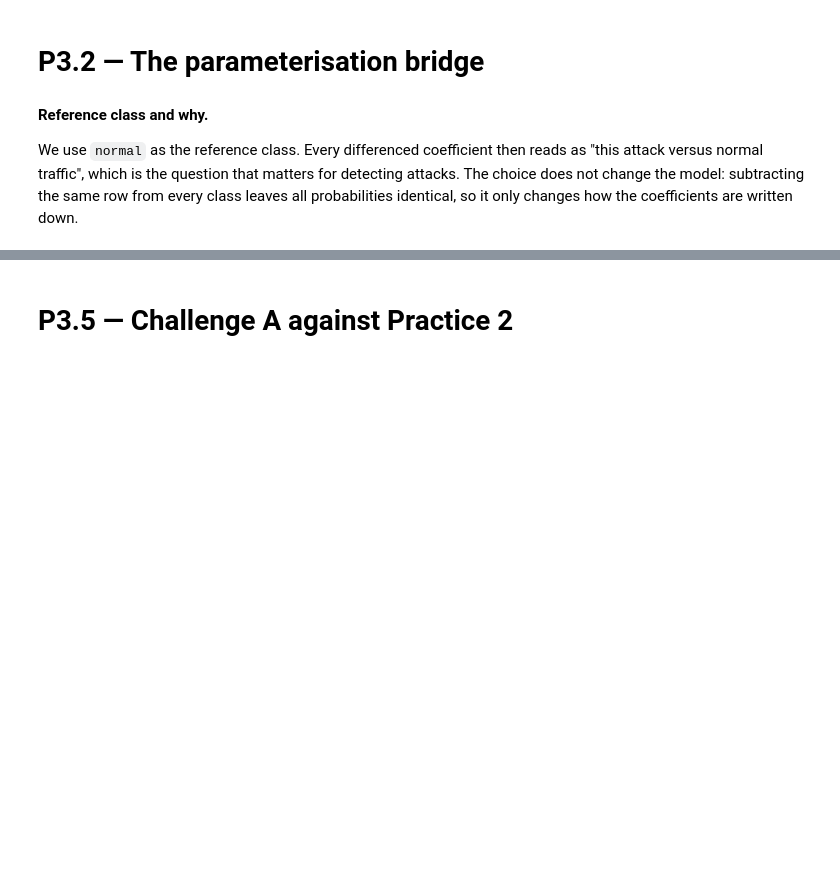
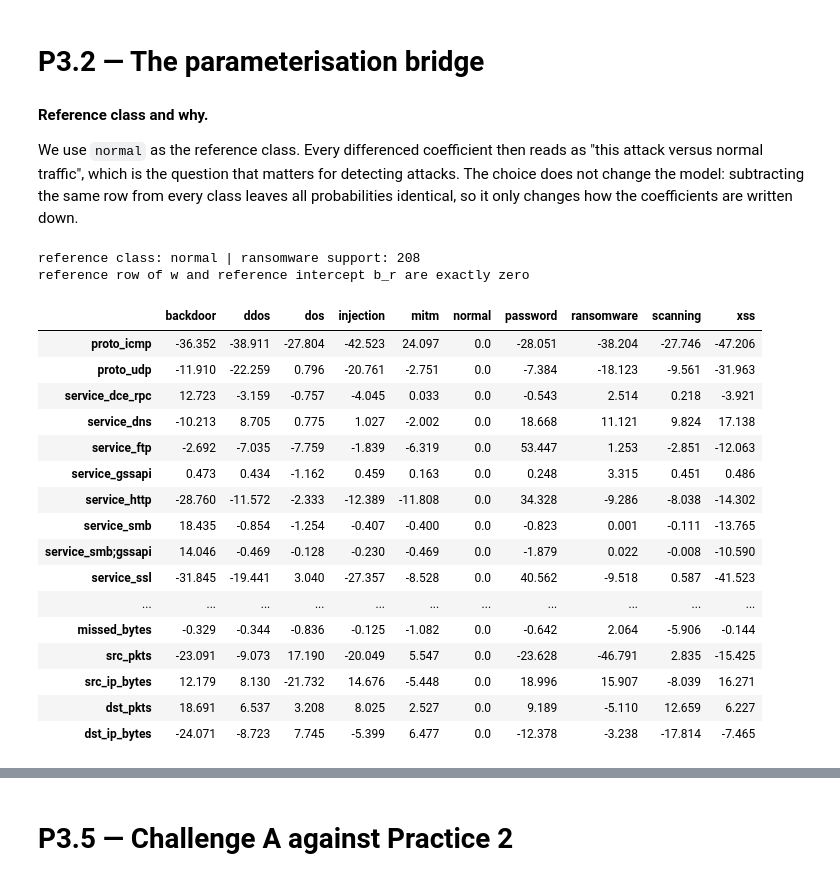
Before and after one commit to lxmfran/Practice_ML, a Jupyter notebook: notebooks/borradores/R2_p3_cyber.ipynb, the cells around one changed output, grey strips where cells are left out. Saved outputs shown, nothing was run; the diff lists cells and outputs as text; code cells hidden in the pictures; blank space fills up the shorter version.

```diff
--- a/notebooks/borradores/R2_p3_cyber.ipynb
+++ b/notebooks/borradores/R2_p3_cyber.ipynb
@@ -39,7 +41,7 @@ from sklearn.pipeline import Pipeline
 from sklearn.preprocessing import FunctionTransformer, OneHotEncoder, StandardScaler
 
 # Folder where the cyber data live
-DATA_DIR = "../datos/cyber/"
+DATA_DIR = "../../datos/cyber/"
 
 # Development table: one row per network connection
 dev = pd.read_csv(DATA_DIR + "cyber_development.csv")
@@ -89,22 +91,3 @@ def make_preprocessor():
         ("nominal", nominal_steps, NOMINAL),
         ("numeric", numeric_steps, NUMERIC),
     ], sparse_threshold=0)
-
-# Canonical folds file: says which fold each row belongs to
-canonical = pd.read_csv(DATA_DIR + "cyber_folds.csv")
-
-# Safety check: the folds file must be in the same row order as the development table
-assert (canonical["row_id"] == dev["row_id"]).all()
-
-# Fold number of each row, as a NumPy array
-fold_id = canonical["fold_id"].to_numpy()
-
-# Build the list of (train_idx, val_idx) pairs, one pair per fold
-folds = []
-for f in range(5):
-    # Training rows: all rows that are NOT in the fold f
-    train_idx = np.where(fold_id != f)[0]
-    # Validation rows: the rows that ARE in fold f
-    val_idx = np.where(fold_id == f)[0]
-    # Store the pair
-    folds.append((train_idx, val_idx))
@@ -330,34 +429,59 @@ for code in CLASS_NAMES:
 REFERENCE_NAME = CLASS_NAMES[REFERENCE_CLASS]
 
 # Number of ransomware rows
 RANSOMWARE_SUPPORT = (y_true == RANSOMWARE).sum()
 print("reference class:", REFERENCE_NAME, "| ransomware support:", RANSOMWARE_SUPPORT)
 
 # Stored parameterisation: one row of coefficients per class
 beta = final_lr.coef_
 # Stored intercepts: one per class
 alpha = final_lr.intercept_
 
 # Position of the reference class inside the rows of coef_
 r_pos = list(final_lr.classes_).index(REFERENCE_CLASS)
 
 # Reference-class parameterisation: subtract the reference row from every row
 w = beta - beta[r_pos]
 # Same for the intercepts
 b = alpha - alpha[r_pos]
 
 # Stop the notebook if the reference row is not all zeros
 assert np.all(w[r_pos] == 0)
 # Stop the notebook if the reference intercept is not zero
 assert b[r_pos] == 0
 print("reference row of w and reference intercept b_r are exactly zero")
 
 # Column names produced by the preprocessor
-names = final_model.named_steps["prep"].get_feature_names_out()
+long_names = final_model.named_steps["prep"].get_feature_names_out()
+
+# Keep only the part after "__"
+names = []
+for name in long_names:
+    names.append(name.split("__")[-1])
 
 # Table of differenced coefficients: rows = predictors, columns = classes
 coef_diff = pd.DataFrame(w.T, index = names, columns = class_names)
 display(coef_diff.round(3))
+# %% [output]
+reference class: normal | ransomware support: 208
+reference row of w and reference intercept b_r are exactly zero
+|  | backdoor | ddos | dos | injection | mitm | normal | password | ransomware | scanning | xss |
+| proto_icmp | -36.352 | -38.911 | -27.804 | -42.523 | 24.097 | 0.0 | -28.051 | -38.204 | -27.746 | -47.206 |
+| proto_udp | -11.910 | -22.259 | 0.796 | -20.761 | -2.751 | 0.0 | -7.384 | -18.123 | -9.561 | -31.963 |
+| service_dce_rpc | 12.723 | -3.159 | -0.757 | -4.045 | 0.033 | 0.0 | -0.543 | 2.514 | 0.218 | -3.921 |
+| service_dns | -10.213 | 8.705 | 0.775 | 1.027 | -2.002 | 0.0 | 18.668 | 11.121 | 9.824 | 17.138 |
+| service_ftp | -2.692 | -7.035 | -7.759 | -1.839 | -6.319 | 0.0 | 53.447 | 1.253 | -2.851 | -12.063 |
+| service_gssapi | 0.473 | 0.434 | -1.162 | 0.459 | 0.163 | 0.0 | 0.248 | 3.315 | 0.451 | 0.486 |
+| service_http | -28.760 | -11.572 | -2.333 | -12.389 | -11.808 | 0.0 | 34.328 | -9.286 | -8.038 | -14.302 |
+| service_smb | 18.435 | -0.854 | -1.254 | -0.407 | -0.400 | 0.0 | -0.823 | 0.001 | -0.111 | -13.765 |
+| service_smb;gssapi | 14.046 | -0.469 | -0.128 | -0.230 | -0.469 | 0.0 | -1.879 | 0.022 | -0.008 | -10.590 |
+| service_ssl | -31.845 | -19.441 | 3.040 | -27.357 | -8.528 | 0.0 | 40.562 | -9.518 | 0.587 | -41.523 |
+| ... | ... | ... | ... | ... | ... | ... | ... | ... | ... | ... |
+| missed_bytes | -0.329 | -0.344 | -0.836 | -0.125 | -1.082 | 0.0 | -0.642 | 2.064 | -5.906 | -0.144 |
+| src_pkts | -23.091 | -9.073 | 17.190 | -20.049 | 5.547 | 0.0 | -23.628 | -46.791 | 2.835 | -15.425 |
+| src_ip_bytes | 12.179 | 8.130 | -21.732 | 14.676 | -5.448 | 0.0 | 18.996 | 15.907 | -8.039 | 16.271 |
+| dst_pkts | 18.691 | 6.537 | 3.208 | 8.025 | 2.527 | 0.0 | 9.189 | -5.110 | 12.659 | 6.227 |
+| dst_ip_bytes | -24.071 | -8.723 | 7.745 | -5.399 | 6.477 | 0.0 | -12.378 | -3.238 | -17.814 | -7.465 |
 # %%
 # TODO: verify the Topic 7 probabilities against predict_proba for at least one observation
 # Transform all rows with the fitted preprocessor
```
Also changed, not shown: parts of 19 cells of this notebook.
